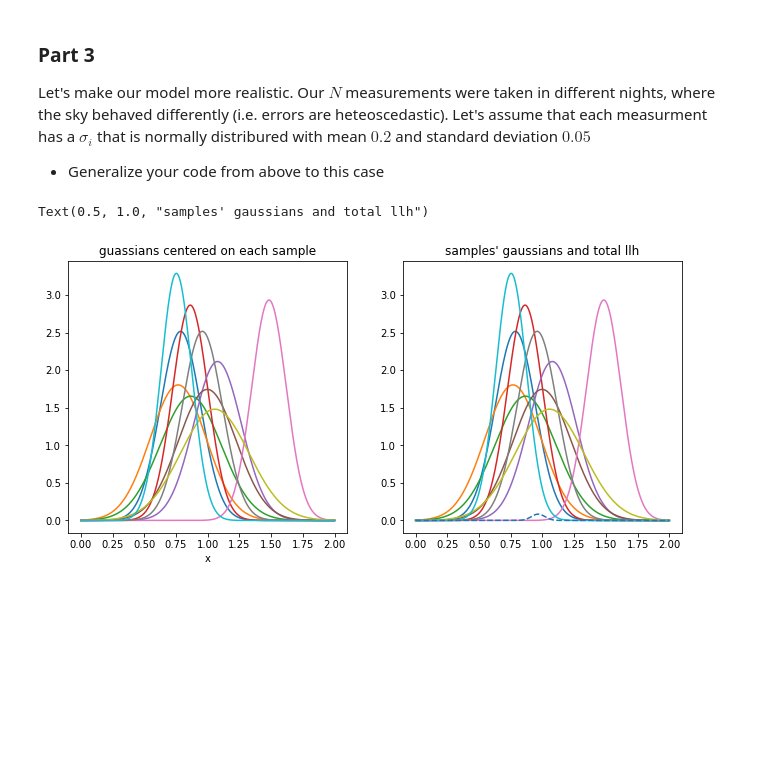
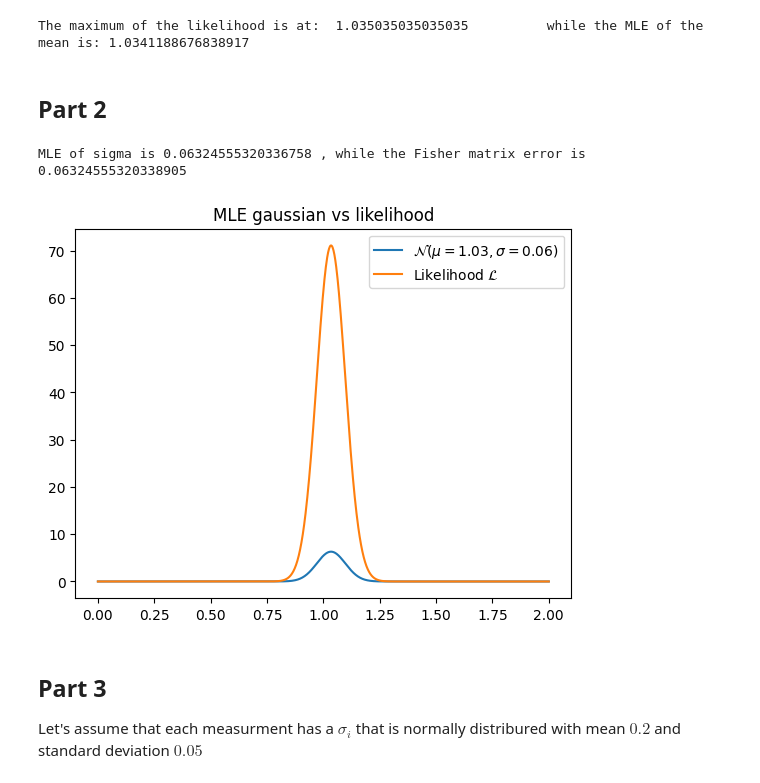
Before and after one commit to lisam10/astrostatistics_bicocca_2024, a Jupyter notebook: working/W05_quasarpos.ipynb, the cells around one changed output. Cells and saved outputs as stored; diff of their text form; code cells hidden in the pictures; blank space fills up the shorter version.

```diff
--- a/working/W05_quasarpos.ipynb
+++ b/working/W05_quasarpos.ipynb
@@ -100,34 +35,35 @@ Our sigma estimator is 0.06324555320339606 , while the Fisher matrix error is 0.
+# %%
+MLE_mean = np.mean(samples)
+max_llh = xx[ np.argmax(llh) ]
+
+print('The maximum of the likelihood is at: ', max_llh, '\t while the MLE of the mean is:', MLE_mean)
+# %% [output]
+The maximum of the likelihood is at:  1.035035035035035          while the MLE of the mean is: 1.0341188676838917
+# %% [markdown]
+## Part 2
+# %%
+log_llh = np.log(llh)
+diff_llh = np.diff(log_llh, 2)
+
+#normalization + computation
+diff_llh /= -1 * (xx[1] - xx[0])**2
+diff_llh = 1 / np.sqrt(diff_llh[np.argmax(log_llh)])
+
+MLE_sigma = sigma /np.sqrt(N)
+print('MLE of sigma is', MLE_sigma, ', while the Fisher matrix error is', diff_llh)
+# %% [output]
+MLE of sigma is 0.06324555320336758 , while the Fisher matrix error is 0.06324555320338905
+# %%
+plt.plot(xx, norm(MLE_mean, MLE_sigma).pdf(xx), label=r'$\mathcal{{N}} (\mu = {:.2f}, \sigma = {:.2f})$'.format(MLE_mean, MLE_sigma) )
+const = 5
+plt.plot(xx, const * llh, label = r'Likelihood $\mathcal{L}$')
+
+plt.title('MLE gaussian vs likelihood')
+plt.legend()
+plt.show()
+# %% [output]
+[figure, added]
 # %% [markdown]
+## Part 3
 
-### Part 3
-
-Let's make our model more realistic. Our $N$ measurements were taken in different nights, where the sky behaved differently (i.e. errors are heteoscedastic). Let's assume that each measurment has a $\sigma_i$ that is normally distribured with mean $0.2$ and standard deviation $0.05$
-
-- Generalize your code from above to this case
+Let's assume that each measurment has a $\sigma_i$ that is normally distribured with mean $0.2$ and standard deviation $0.05$
-# %%
-errors = np.random.normal (0.2, 0.05, Nsamples)
-
-mean = 1
-sigma = 0.2
-
-x = np.linspace(0, 2, 1000)
-llh_i = np.array([norm.pdf(x, s, e) for s, e in zip(samples, errors)])
-
-fig = plt.figure(figsize=(11, 11))
-
-#1st plot
-ax = fig.add_subplot(221)
-ax.set(title = 'guassians centered on each sample', xlabel='x')
-for l in llh_i:
-    ax.plot(x, l)
-
-#2nd plot
-llh = np.prod(llh_i, axis = 0) #total likelihood
-ax = fig.add_subplot(222)
-for l in llh_i:
-    ax.plot(x, l)
-ax.plot(x, llh, linestyle = 'dashed')
-ax.set_title("samples' gaussians and total llh")
-# %% [output]
-Text(0.5, 1.0, "samples' gaussians and total llh")
-[figure, removed]
```
Also changed, not shown: parts of 14 cells of this notebook.
